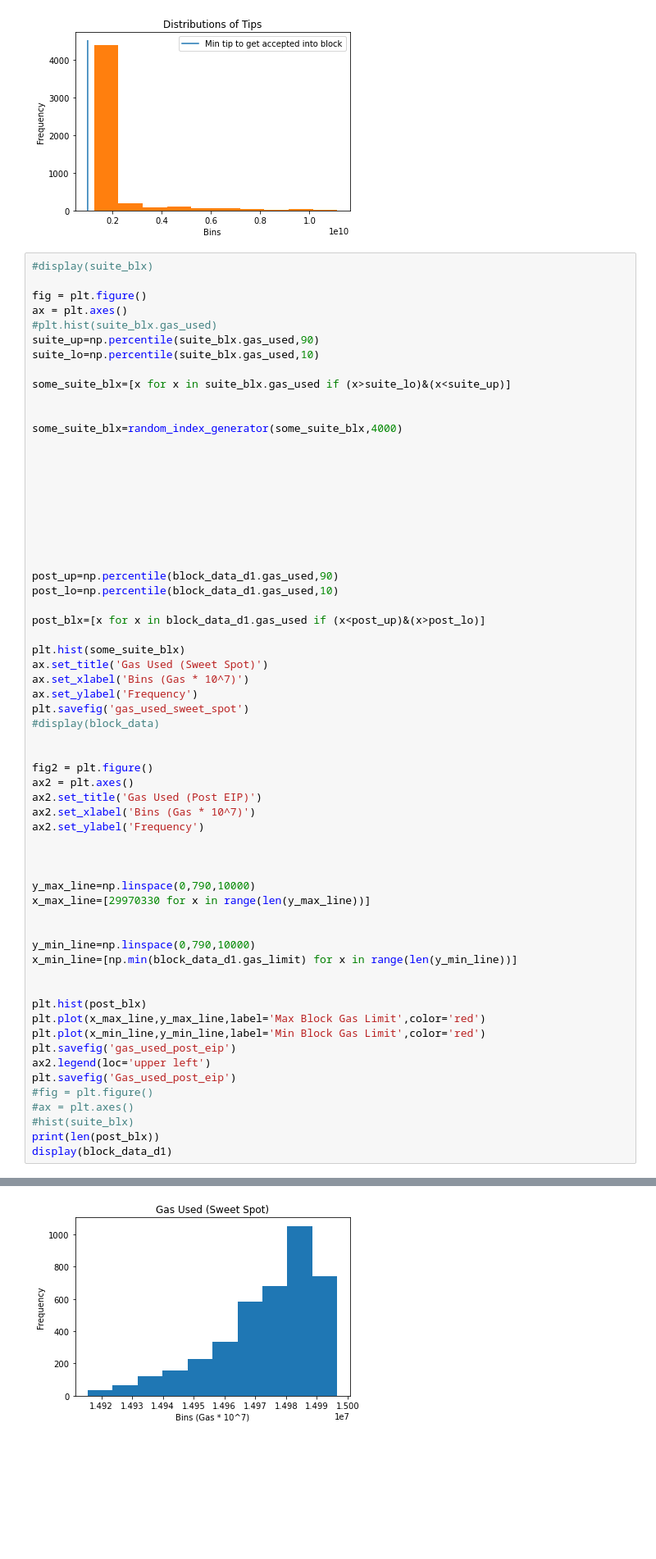
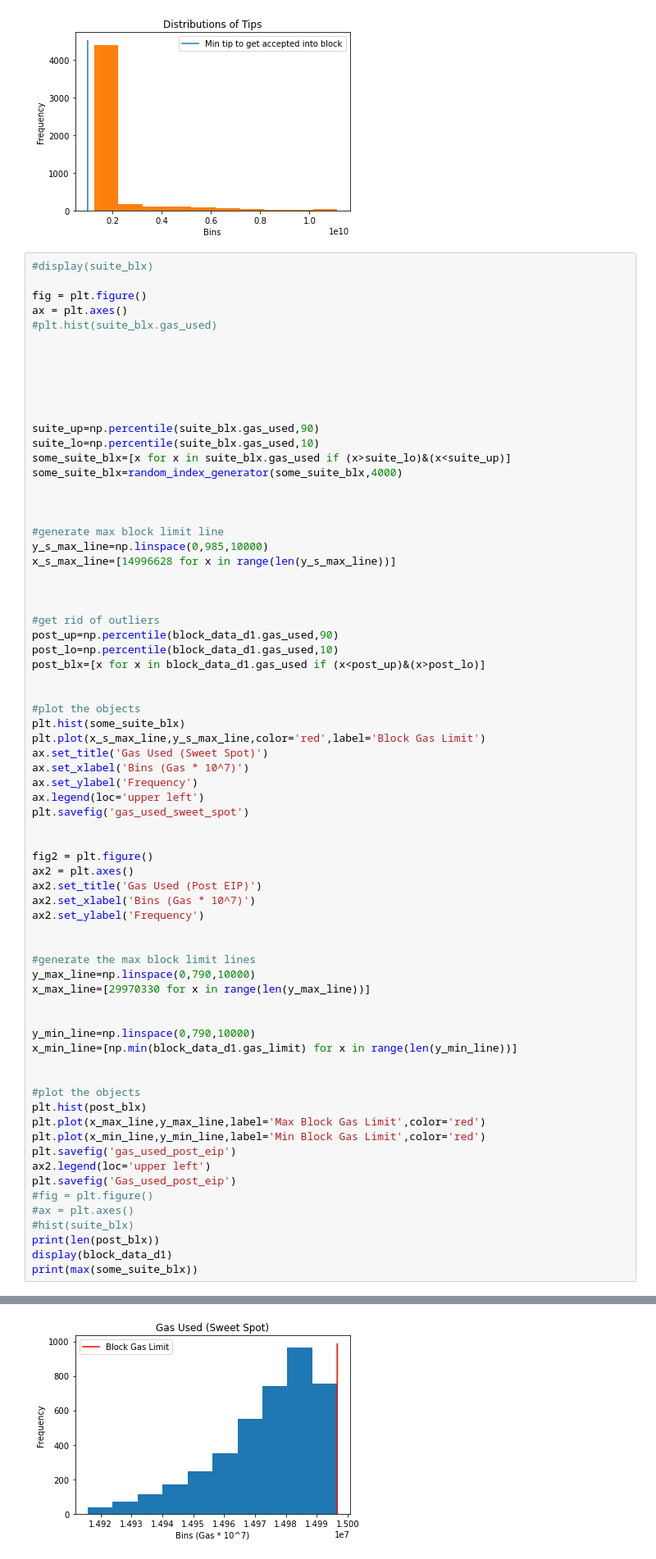
Before and after one commit to teohyikhaw/camcos, a Jupyter notebook: post_eip_valuations_pt2.ipynb, the cells around one changed output, grey strips where cells are left out. Shown at 82% size. Drawn from its saved outputs; the diff is of its cells as text; blank space fills up the shorter version.

Commit message:
added sramu graphs
added graphs on request of Sramu

```diff
--- a/post_eip_valuations_pt2.ipynb
+++ b/post_eip_valuations_pt2.ipynb
@@ -451,33 +451,39 @@ ax.legend();
 fig = plt.figure()
 ax = plt.axes()
 #plt.hist(suite_blx.gas_used)
-suite_up=np.percentile(suite_blx.gas_used,90)
-suite_lo=np.percentile(suite_blx.gas_used,10)
-
-some_suite_blx=[x for x in suite_blx.gas_used if (x>suite_lo)&(x<suite_up)]
-
-
-some_suite_blx=random_index_generator(some_suite_blx,4000)
 
 
 
 
 
 
+suite_up=np.percentile(suite_blx.gas_used,90)
+suite_lo=np.percentile(suite_blx.gas_used,10)
+some_suite_blx=[x for x in suite_blx.gas_used if (x>suite_lo)&(x<suite_up)]
+some_suite_blx=random_index_generator(some_suite_blx,4000)
 
 
 
+#generate max block limit line
+y_s_max_line=np.linspace(0,985,10000)
+x_s_max_line=[14996628 for x in range(len(y_s_max_line))]
+
+
+
+#get rid of outliers
 post_up=np.percentile(block_data_d1.gas_used,90)
 post_lo=np.percentile(block_data_d1.gas_used,10)
-
 post_blx=[x for x in block_data_d1.gas_used if (x<post_up)&(x>post_lo)]
 
+
+#plot the objects
 plt.hist(some_suite_blx)
+plt.plot(x_s_max_line,y_s_max_line,color='red',label='Block Gas Limit')
 ax.set_title('Gas Used (Sweet Spot)')
 ax.set_xlabel('Bins (Gas * 10^7)')
 ax.set_ylabel('Frequency')
+ax.legend(loc='upper left')
 plt.savefig('gas_used_sweet_spot')
-#display(block_data)
 
 
 fig2 = plt.figure()
@@ -487,7 +493,7 @@ ax2.set_xlabel('Bins (Gas * 10^7)')
 ax2.set_ylabel('Frequency')
 
 
-
+#generate the max block limit lines
 y_max_line=np.linspace(0,790,10000)
 x_max_line=[29970330 for x in range(len(y_max_line))]
 
@@ -496,6 +502,7 @@ y_min_line=np.linspace(0,790,10000)
 x_min_line=[np.min(block_data_d1.gas_limit) for x in range(len(y_min_line))]
 
 
+#plot the objects
 plt.hist(post_blx)
 plt.plot(x_max_line,y_max_line,label='Max Block Gas Limit',color='red')
 plt.plot(x_min_line,y_min_line,label='Min Block Gas Limit',color='red')
@@ -507,6 +514,7 @@ plt.savefig('Gas_used_post_eip')
 #hist(suite_blx)
 print(len(post_blx))
 display(block_data_d1)
+print(max(some_suite_blx))
 # %% [output]
 4000
 |  | block_number | size | gas_limit | gas_used | timestamp | base_fee_per_gas |
@@ -525,4 +534,4 @@ display(block_data_d1)
-[figure, old version]
+[figure, new version]
 [figure]
 # %% [markdown]
 Get the gas used per block from the pre EIP data (takes like 5 minutes), because we dont have proper block data from this time period.
```
Also changed, not shown: parts of 4 cells of this notebook, 11 other files.
